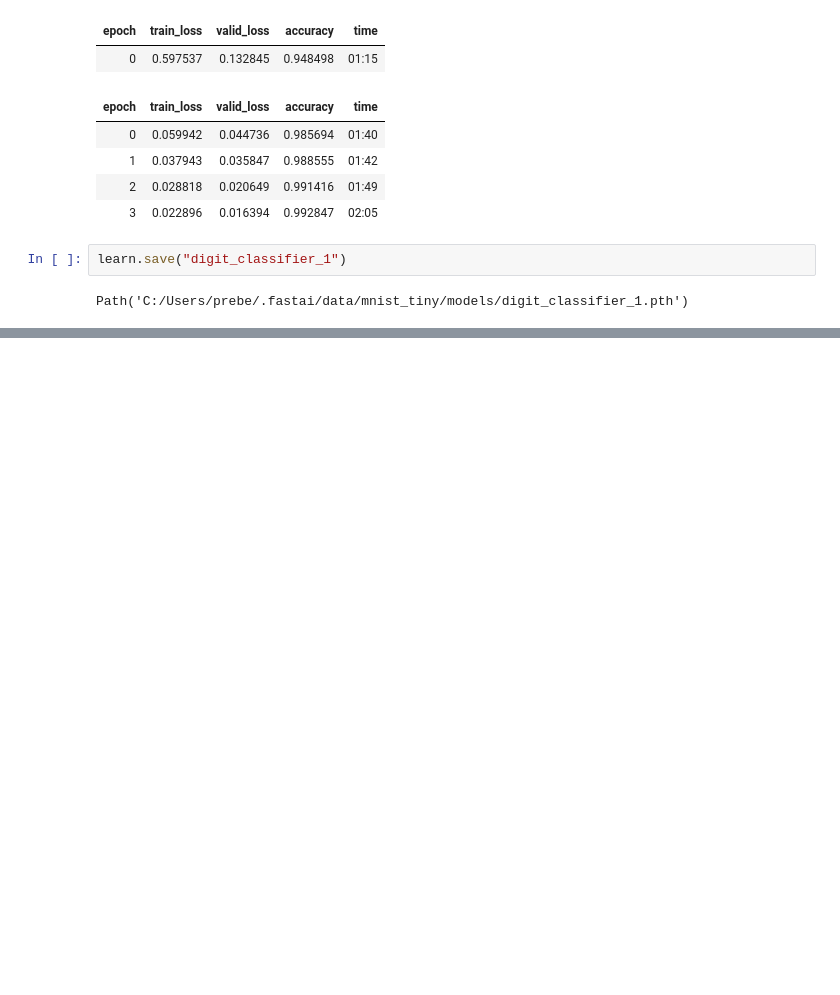
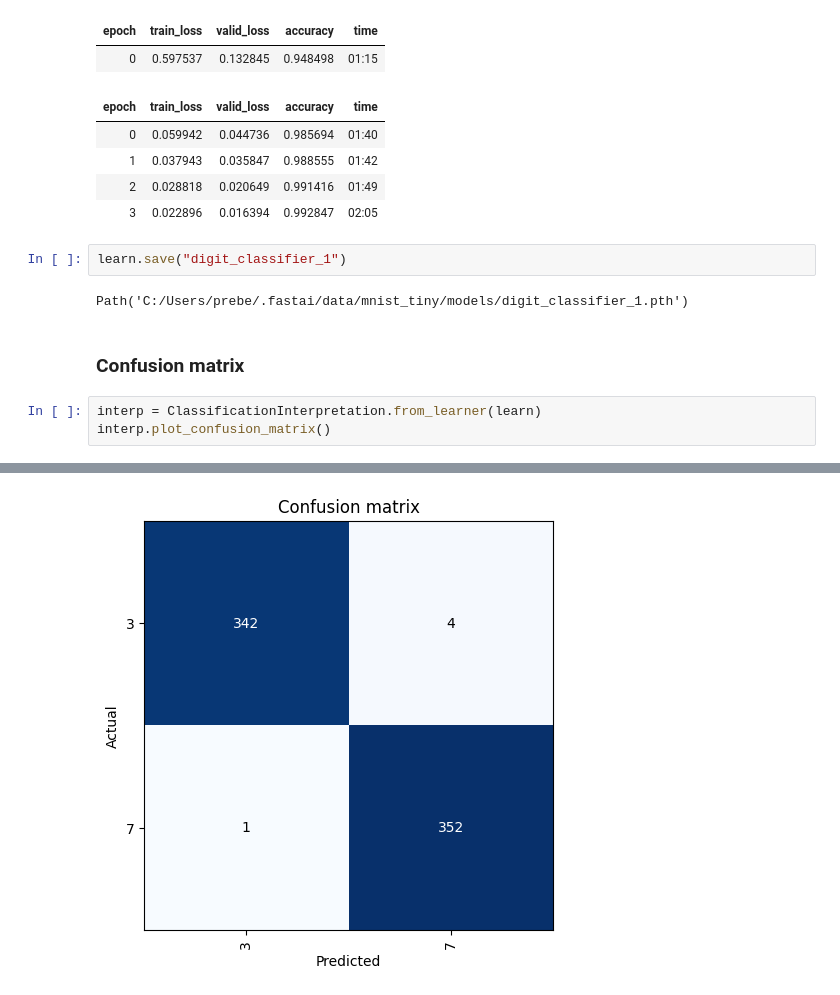
Before and after one commit to donadelicc/my-neural-network, a Jupyter notebook: minst_fastai.ipynb, the cells around one changed output, grey strips where cells are left out. Drawn from its saved outputs; the diff is of its cells as text; blank space fills up the shorter version.

```diff
--- a/minst_fastai.ipynb
+++ b/minst_fastai.ipynb
@@ -44,3 +50,9 @@ learn.fine_tune(4)
 learn.save("digit_classifier_1")
 # %% [output]
 Path('C:/Users/prebe/.fastai/data/mnist_tiny/models/digit_classifier_1.pth')
+# %% [markdown]
+### Confusion matrix
+# %%
+interp = ClassificationInterpretation.from_learner(learn)
+interp.plot_confusion_matrix()
+# %% [output]
@@ -46,0 +61 @@ Path('C:/Users/prebe/.fastai/data/mnist_tiny/models/digit_classifier_1.pth')
+[figure, added]
```
Also changed, not shown: parts of 7 cells of this notebook, 3 other files.
